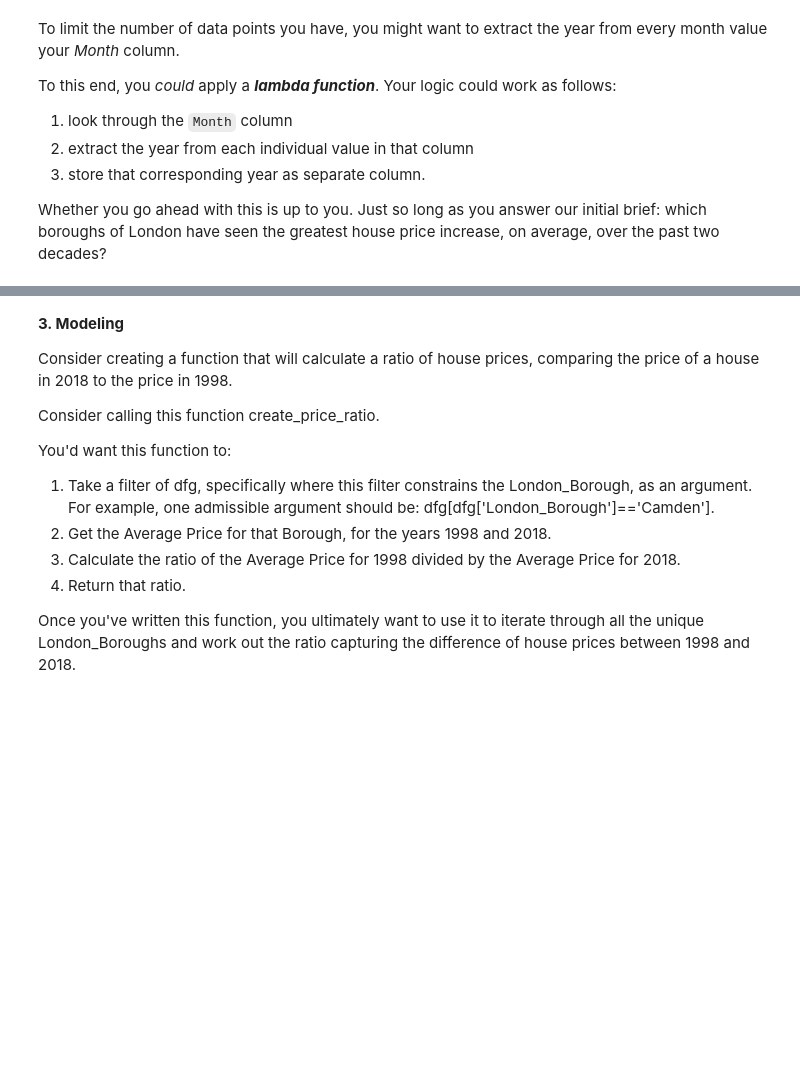
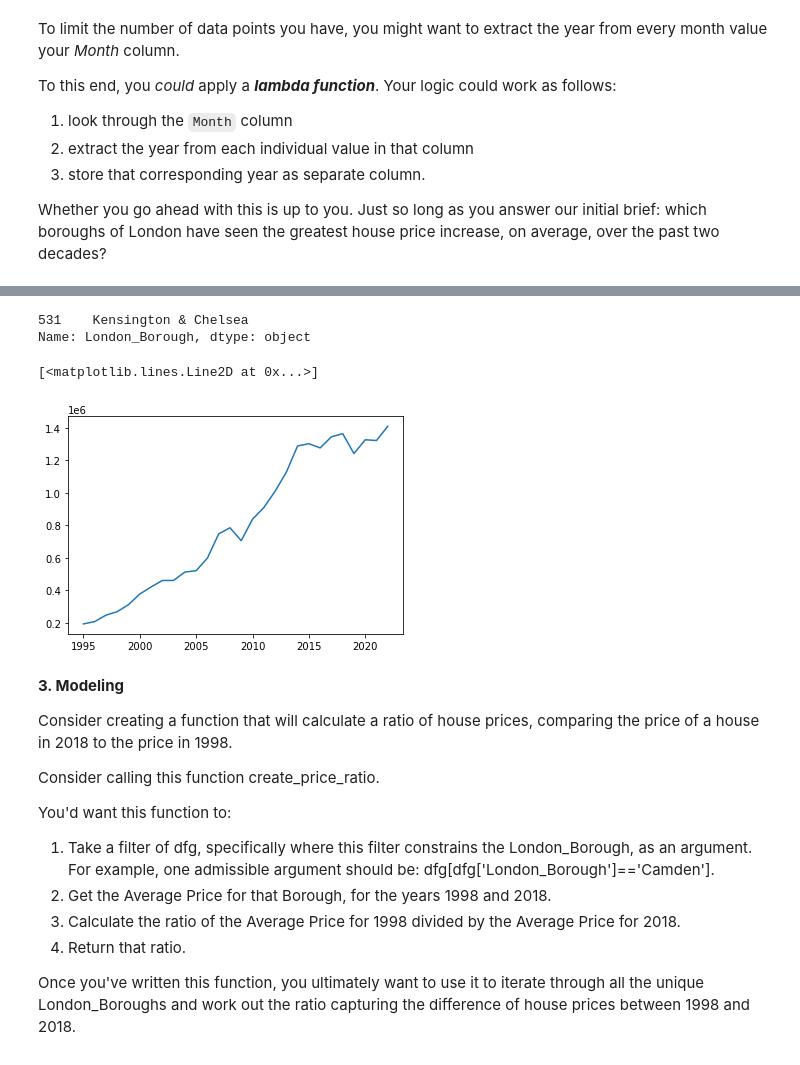
Before and after one commit to alexbui96/springboard, a Jupyter notebook: 1581459544_Unit_4_Challenge_-_Tier_3.ipynb/Unit 4 Challenge - Tier 3.ipynb, the cells around one changed output, grey strips where cells are left out. Drawn from its saved outputs; the diff is of its cells as text; code cells hidden in the pictures; blank space fills up the shorter version.

```diff
--- a/1581459544_Unit_4_Challenge_-_Tier_3.ipynb/Unit 4 Challenge - Tier 3.ipynb
+++ b/1581459544_Unit_4_Challenge_-_Tier_3.ipynb/Unit 4 Challenge - Tier 3.ipynb
@@ -215,3 +374,6 @@ To this end, you *could* apply a ***lambda function***. Your logic could work as
 3. store that corresponding year as separate column.
 
 Whether you go ahead with this is up to you. Just so long as you answer our initial brief: which boroughs of London have seen the greatest house price increase, on average, over the past two decades?
+# %%
+# add year column
+properties['Year'] = properties['Month'].map(lambda x: x.year)
@@ -217,0 +390,3 @@ Whether you go ahead with this is up to you. Just so long as you answer our init
+# %%
+# group data by borough and year
+properties = properties.groupby(by = ['London_Borough', 'Year']).mean()
@@ -217,0 +403,3 @@ Whether you go ahead with this is up to you. Just so long as you answer our init
+# %%
+# reset index
+properties = properties.reset_index()
@@ -218,3 +415,13 @@ Whether you go ahead with this is up to you. Just so long as you answer our init
+# %%
+properties[properties['Average_Price'] == properties[properties['Year'] == 2022]['Average_Price'].max()]['London_Borough']
+# %% [output]
+531    Kensington & Chelsea
+Name: London_Borough, dtype: object
+# %%
+plt.plot(properties[properties['London_Borough'] == 'Kensington & Chelsea']['Year'], properties[properties['London_Borough'] == 'Kensington & Chelsea']['Average_Price'])
+# %% [output]
+[<matplotlib.lines.Line2D at 0x...>]
+[figure, added]
 # %% [markdown]
 **3. Modeling**
 
```
Also changed, not shown: parts of 27 cells of this notebook.
